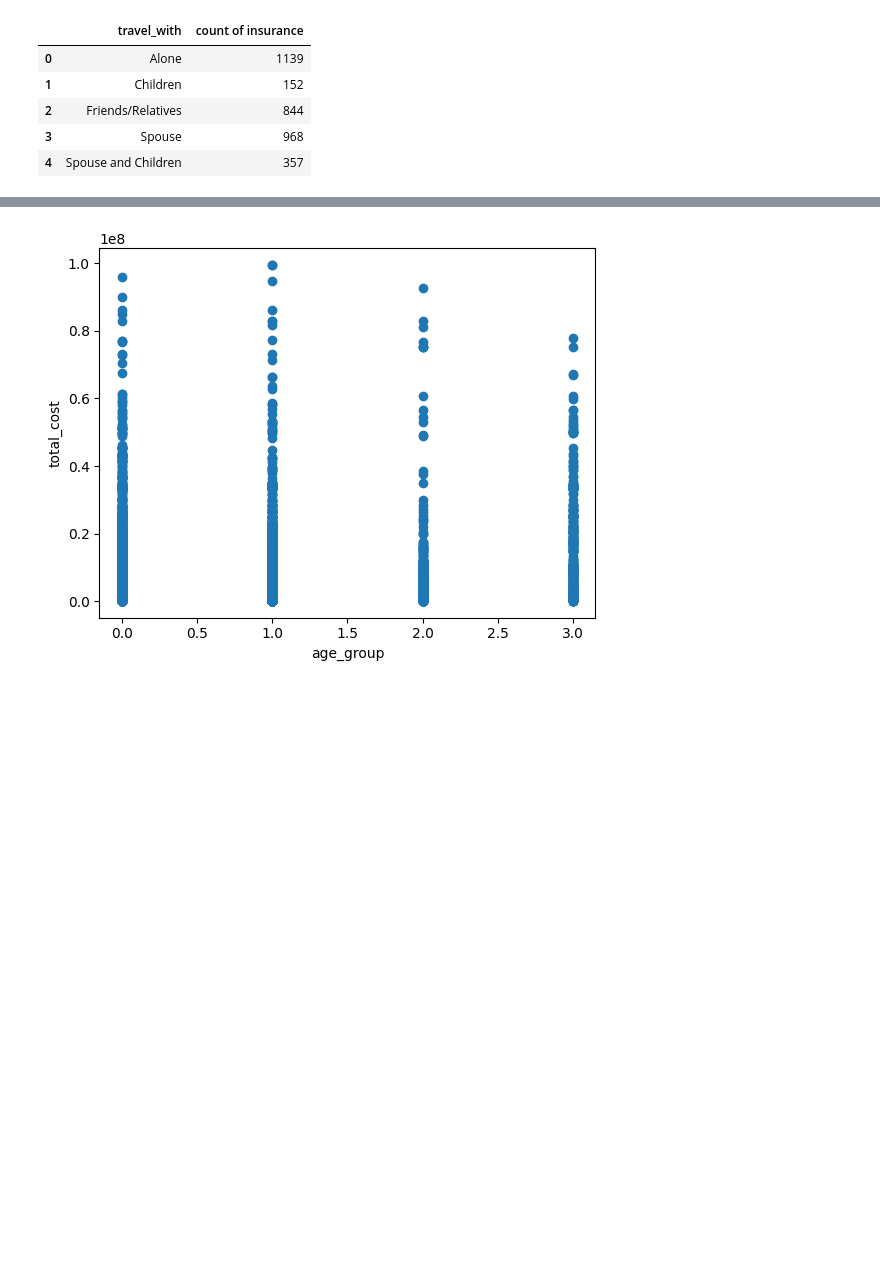
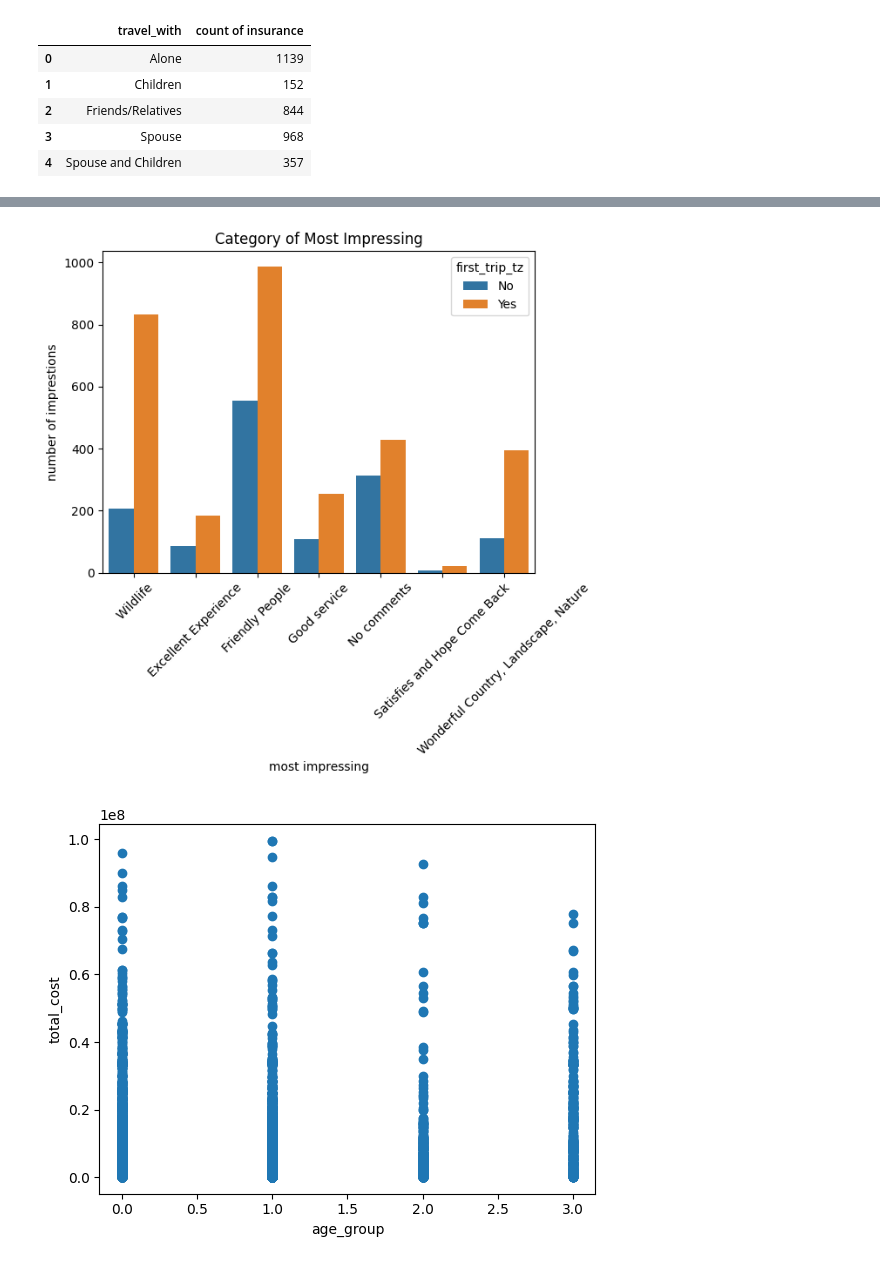
Before and after one commit to yaseminerguezel/tanzania-tourism-expenditure-model, a Jupyter notebook: eda-modelling.ipynb, the cells around one changed output, grey strips where cells are left out. Saved outputs shown, nothing was run; the diff lists cells and outputs as text; code cells hidden in the pictures; blank space fills up the shorter version.

```diff
--- a/eda-modelling.ipynb
+++ b/eda-modelling.ipynb
@@ -237,3 +237,7 @@ df_package_by_travel_with
 | 2 | Friends/Relatives | 844 |
 | 3 | Spouse | 968 |
 | 4 | Spouse and Children | 357 |
+# %%
+df_package_by_most_impressing= df.groupby(['most_impressing','first_trip_tz'])['first_trip_tz'].count().rename("count of trip tz")
+df_package_by_most_impressing= df_package_by_most_impressing.to_frame().reset_index()
+df_package_by_most_impressing
@@ -240,3 +260,16 @@ df_package_by_travel_with
+# %%
+#people who left feed back as "Friendly people" are highly like to come back to Tanzania
+
+
+sns.barplot(x='most_impressing', y='count of trip tz', data=df_package_by_most_impressing,hue = 'first_trip_tz')
+
+plt.xticks(rotation=45)
+plt.ylabel("number of imprestions")
+plt.xlabel("most impressing")
+plt.title("Category of Most Impressing")
+plt.show()
+# %% [output]
+[figure, added]
 # %%
 plt.scatter(df.age_group, df.total_cost)
 plt.ylabel('total_cost')
```
Also changed, not shown: parts of 1 cell of this notebook, 2 other files.
